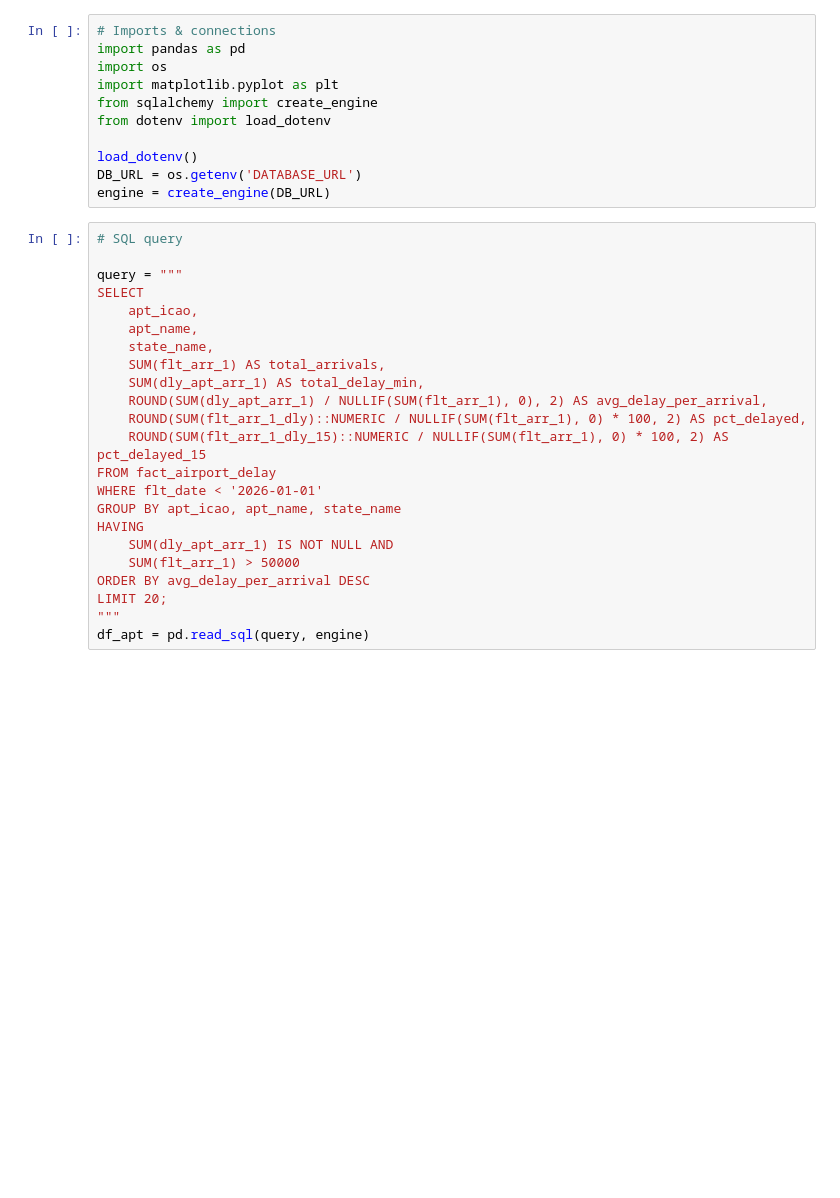
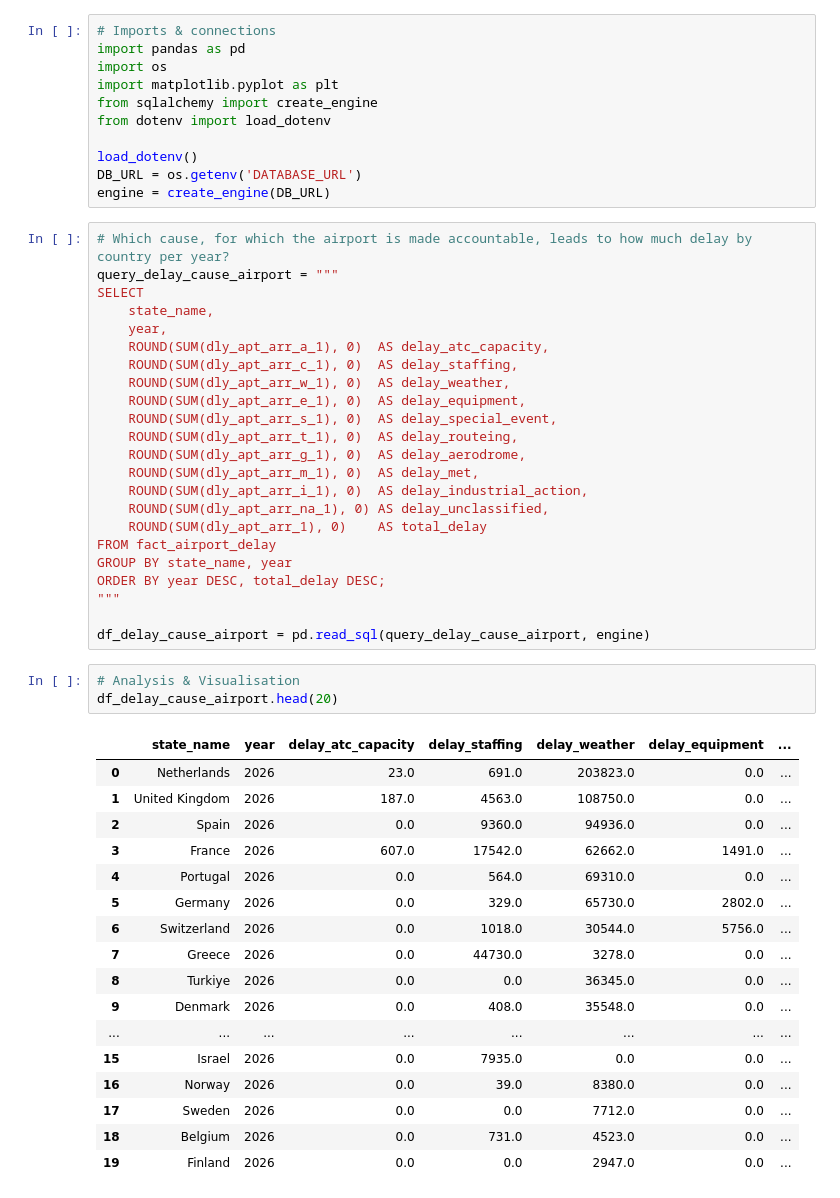
Before and after one commit to sdemmler/airport_performance_analyzer, a Jupyter notebook: notebooks/02_delay_cause.ipynb, the cells around one changed output. Drawn from its saved outputs; the diff is of its cells as text; blank space fills up the shorter version.

```diff
--- a/notebooks/02_delay_cause.ipynb
+++ b/notebooks/02_delay_cause.ipynb
@@ -17,26 +17,47 @@ from dotenv import load_dotenv
 load_dotenv()
 DB_URL = os.getenv('DATABASE_URL')
 engine = create_engine(DB_URL)
-# %%
-# SQL query
-
-query = """
-SELECT
-    apt_icao,
-    apt_name,
-    state_name,
-    SUM(flt_arr_1) AS total_arrivals,
-    SUM(dly_apt_arr_1) AS total_delay_min,
-    ROUND(SUM(dly_apt_arr_1) / NULLIF(SUM(flt_arr_1), 0), 2) AS avg_delay_per_arrival,
-    ROUND(SUM(flt_arr_1_dly)::NUMERIC / NULLIF(SUM(flt_arr_1), 0) * 100, 2) AS pct_delayed,
-    ROUND(SUM(flt_arr_1_dly_15)::NUMERIC / NULLIF(SUM(flt_arr_1), 0) * 100, 2) AS pct_delayed_15
-FROM fact_airport_delay
-WHERE flt_date < '2026-01-01'
-GROUP BY apt_icao, apt_name, state_name
-HAVING
-    SUM(dly_apt_arr_1) IS NOT NULL AND
-    SUM(flt_arr_1) > 50000
-ORDER BY avg_delay_per_arrival DESC
-LIMIT 20;
-"""
-df_apt = pd.read_sql(query, engine)
+# %%
+# Which cause, for which the airport is made accountable, leads to how much delay by country per year?
+query_delay_cause_airport = """
+SELECT
+    state_name,
+    year,
+    ROUND(SUM(dly_apt_arr_a_1), 0)  AS delay_atc_capacity,
+    ROUND(SUM(dly_apt_arr_c_1), 0)  AS delay_staffing,
+    ROUND(SUM(dly_apt_arr_w_1), 0)  AS delay_weather,
+    ROUND(SUM(dly_apt_arr_e_1), 0)  AS delay_equipment,
+    ROUND(SUM(dly_apt_arr_s_1), 0)  AS delay_special_event,
+    ROUND(SUM(dly_apt_arr_t_1), 0)  AS delay_routeing,
+    ROUND(SUM(dly_apt_arr_g_1), 0)  AS delay_aerodrome,
+    ROUND(SUM(dly_apt_arr_m_1), 0)  AS delay_met,
+    ROUND(SUM(dly_apt_arr_i_1), 0)  AS delay_industrial_action,
+    ROUND(SUM(dly_apt_arr_na_1), 0) AS delay_unclassified,
+    ROUND(SUM(dly_apt_arr_1), 0)    AS total_delay
+FROM fact_airport_delay
+GROUP BY state_name, year
+ORDER BY year DESC, total_delay DESC;
+"""
+
+df_delay_cause_airport = pd.read_sql(query_delay_cause_airport, engine)
+# %%
+# Analysis & Visualisation
+df_delay_cause_airport.head(20)
+# %% [output]
+|  | state_name | year | delay_atc_capacity | delay_staffing | delay_weather | delay_equipment | ... |
+| 0 | Netherlands | 2026 | 23.0 | 691.0 | 203823.0 | 0.0 | ... |
+| 1 | United Kingdom | 2026 | 187.0 | 4563.0 | 108750.0 | 0.0 | ... |
+| 2 | Spain | 2026 | 0.0 | 9360.0 | 94936.0 | 0.0 | ... |
+| 3 | France | 2026 | 607.0 | 17542.0 | 62662.0 | 1491.0 | ... |
+| 4 | Portugal | 2026 | 0.0 | 564.0 | 69310.0 | 0.0 | ... |
+| 5 | Germany | 2026 | 0.0 | 329.0 | 65730.0 | 2802.0 | ... |
+| 6 | Switzerland | 2026 | 0.0 | 1018.0 | 30544.0 | 5756.0 | ... |
+| 7 | Greece | 2026 | 0.0 | 44730.0 | 3278.0 | 0.0 | ... |
+| 8 | Turkiye | 2026 | 0.0 | 0.0 | 36345.0 | 0.0 | ... |
+| 9 | Denmark | 2026 | 0.0 | 408.0 | 35548.0 | 0.0 | ... |
+| ... | ... | ... | ... | ... | ... | ... | ... |
+| 15 | Israel | 2026 | 0.0 | 7935.0 | 0.0 | 0.0 | ... |
+| 16 | Norway | 2026 | 0.0 | 39.0 | 8380.0 | 0.0 | ... |
+| 17 | Sweden | 2026 | 0.0 | 0.0 | 7712.0 | 0.0 | ... |
+| 18 | Belgium | 2026 | 0.0 | 731.0 | 4523.0 | 0.0 | ... |
+| 19 | Finland | 2026 | 0.0 | 0.0 | 2947.0 | 0.0 | ... |
```
Also changed, not shown: parts of 4 cells of this notebook.
